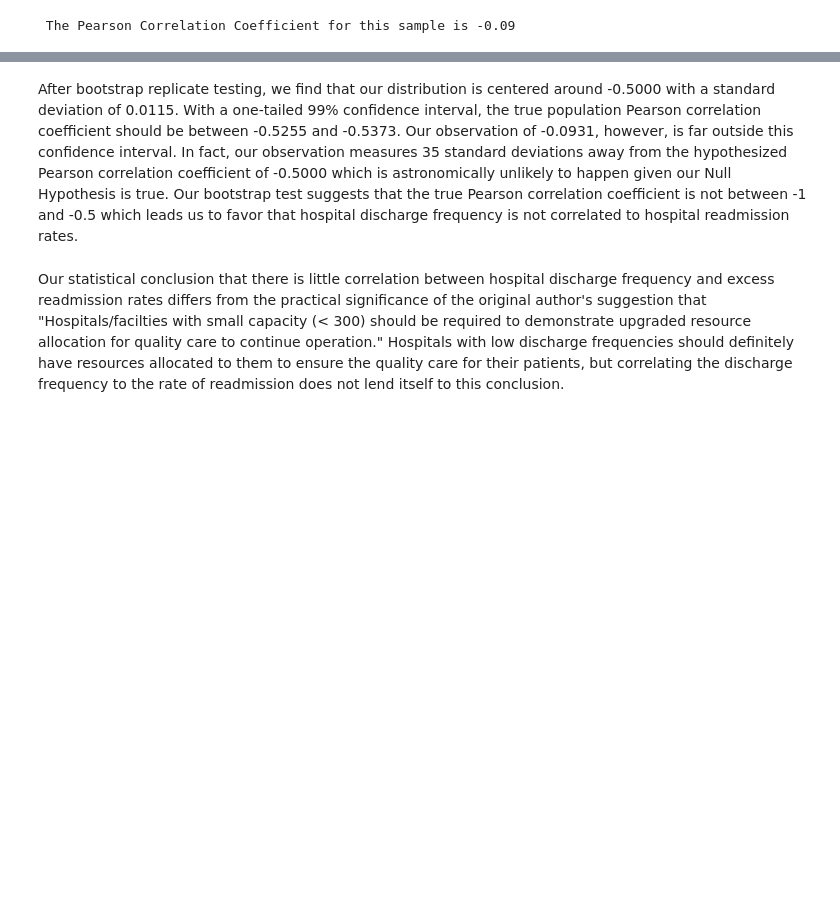
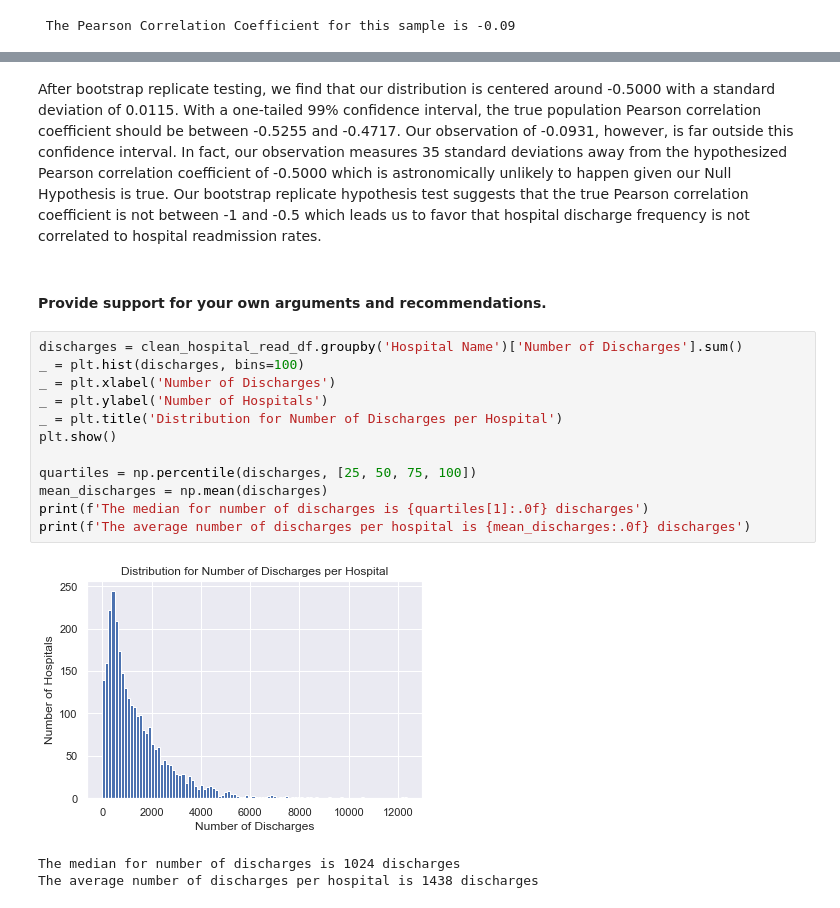
Before and after one commit to aldenmchico/Springboard, a Jupyter notebook: EDA-Exercise-3/Hospital_Readmissions_EDA.ipynb, the cells around one changed output, grey strips where cells are left out. Cells and saved outputs as stored; diff of their text form; blank space fills up the shorter version.

```diff
--- a/EDA-Exercise-3/Hospital_Readmissions_EDA.ipynb
+++ b/EDA-Exercise-3/Hospital_Readmissions_EDA.ipynb
@@ -223,4 +265,20 @@ Observed Z-Score is 35
 # %% [markdown]
-After bootstrap replicate testing, we find that our distribution is centered around -0.5000 with a standard deviation of 0.0115. With a one-tailed 99% confidence interval, the true population Pearson correlation coefficient should be between -0.5255 and -0.5373. Our observation of -0.0931, however, is far outside this confidence interval. In fact, our observation measures 35 standard deviations away from the hypothesized Pearson correlation coefficient of -0.5000 which is astronomically unlikely to happen given our Null Hypothesis is true. Our bootstrap test suggests that the true Pearson correlation coefficient is not between -1 and -0.5 which leads us to favor that hospital discharge frequency is not correlated to hospital readmission rates.
+After bootstrap replicate testing, we find that our distribution is centered around -0.5000 with a standard deviation of 0.0115. With a one-tailed 99% confidence interval, the true population Pearson correlation coefficient should be between -0.5255 and -0.4717. Our observation of -0.0931, however, is far outside this confidence interval. In fact, our observation measures 35 standard deviations away from the hypothesized Pearson correlation coefficient of -0.5000 which is astronomically unlikely to happen given our Null Hypothesis is true. Our bootstrap replicate hypothesis test suggests that the true Pearson correlation coefficient is not between -1 and -0.5 which leads us to favor that hospital discharge frequency is not correlated to hospital readmission rates.
-# %% [markdown]
-Our statistical conclusion that there is little correlation between hospital discharge frequency and excess readmission rates differs from the practical significance of the original author's suggestion that "Hospitals/facilties with small capacity (< 300) should be required to demonstrate upgraded resource allocation for quality care to continue operation." Hospitals with low discharge frequencies should definitely have resources allocated to them to ensure the quality care for their patients, but correlating the discharge frequency to the rate of readmission does not lend itself to this conclusion.
+# %% [markdown]
+#### Provide support for your own arguments and recommendations.
+# %%
+discharges = clean_hospital_read_df.groupby('Hospital Name')['Number of Discharges'].sum()
+_ = plt.hist(discharges, bins=100)
+_ = plt.xlabel('Number of Discharges')
+_ = plt.ylabel('Number of Hospitals')
+_ = plt.title('Distribution for Number of Discharges per Hospital')
+plt.show()
+
+quartiles = np.percentile(discharges, [25, 50, 75, 100])
+mean_discharges = np.mean(discharges)
+print(f'The median for number of discharges is {quartiles[1]:.0f} discharges')
+print(f'The average number of discharges per hospital is {mean_discharges:.0f} discharges')
+# %% [output]
+[figure, added]
+The median for number of discharges is 1024 discharges
+The average number of discharges per hospital is 1438 discharges
```
Also changed, not shown: parts of 16 cells of this notebook.
